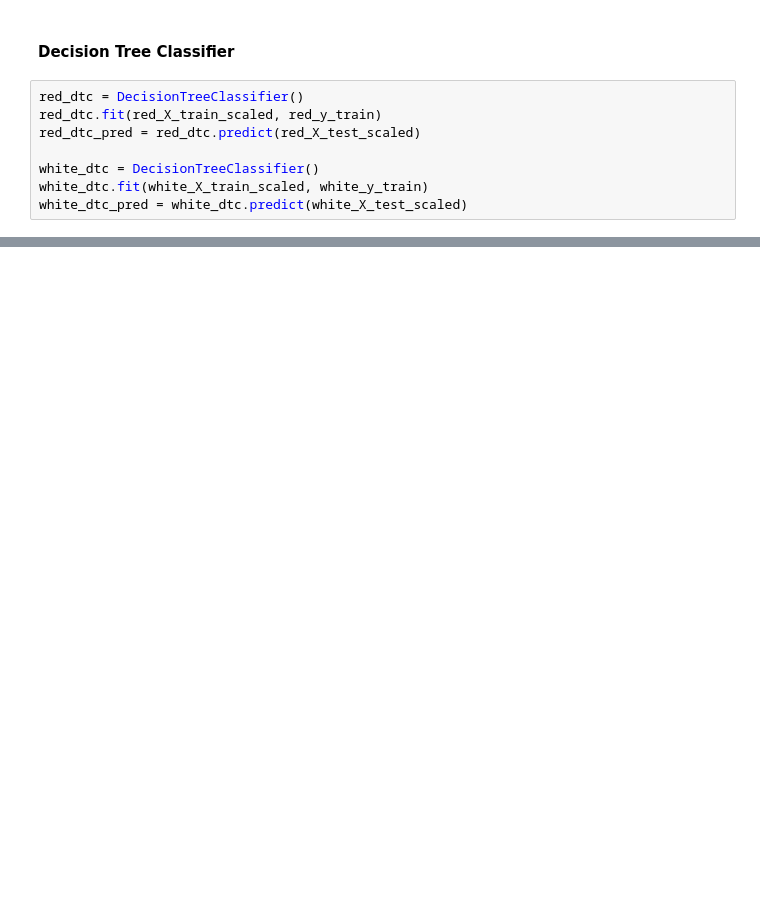
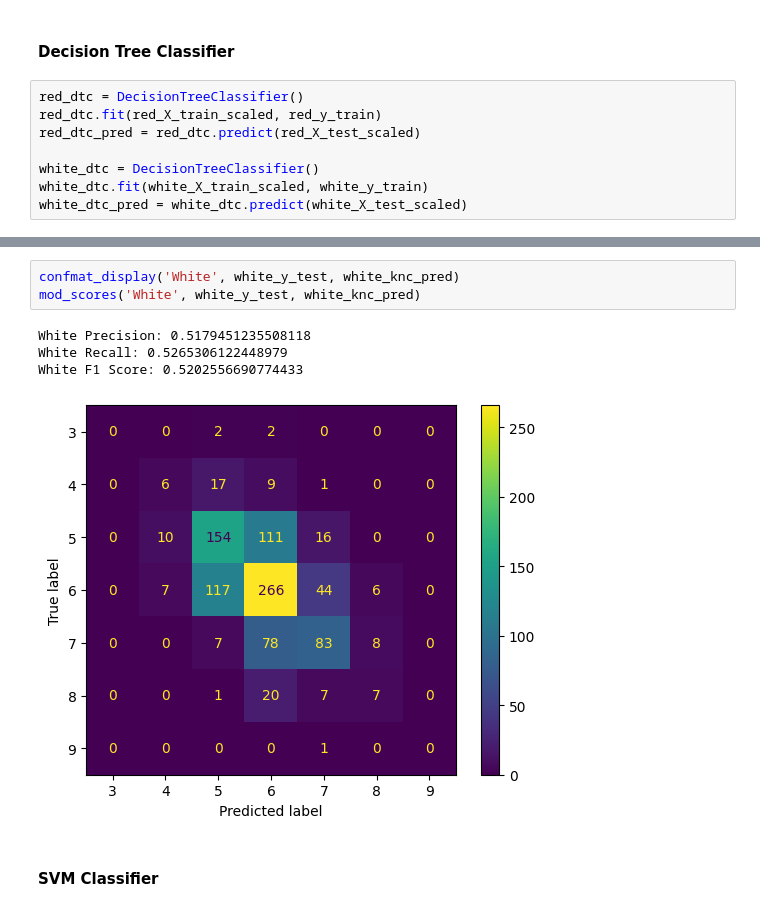
Before and after one commit to zdravoj/data-science-foundations, a Jupyter notebook: UCI_wine_quality.ipynb, the cells around one changed output, grey strips where cells are left out. Drawn from its saved outputs; the diff is of its cells as text; blank space fills up the shorter version.

```diff
--- a/UCI_wine_quality.ipynb
+++ b/UCI_wine_quality.ipynb
@@ -1620,0 +1649,10 @@ White F1 Score: 0.6027134276446287
+# %%
+confmat_display('White', white_y_test, white_knc_pred)
+mod_scores('White', white_y_test, white_knc_pred)
+# %% [output]
+White Precision: 0.5179451235508118
+White Recall: 0.5265306122448979
+White F1 Score: 0.5202556690774433
+[figure, added]
+# %% [markdown]
+#### SVM Classifier
```
Also changed, not shown: parts of 11 cells of this notebook.
